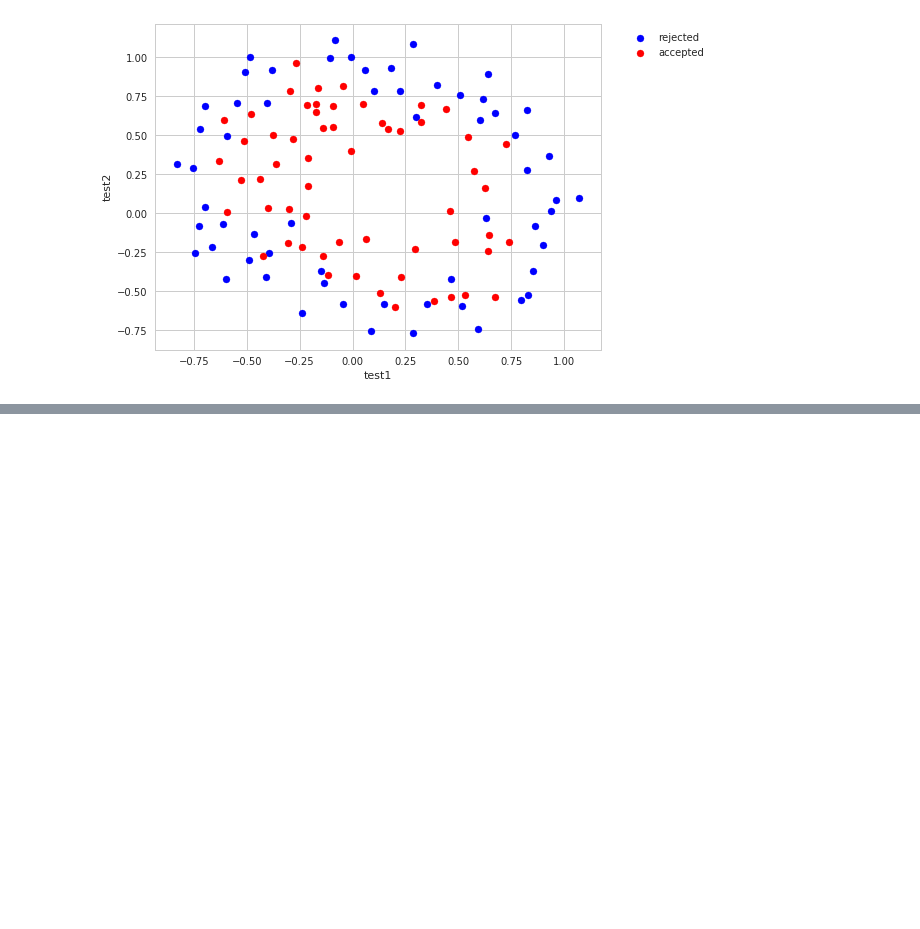
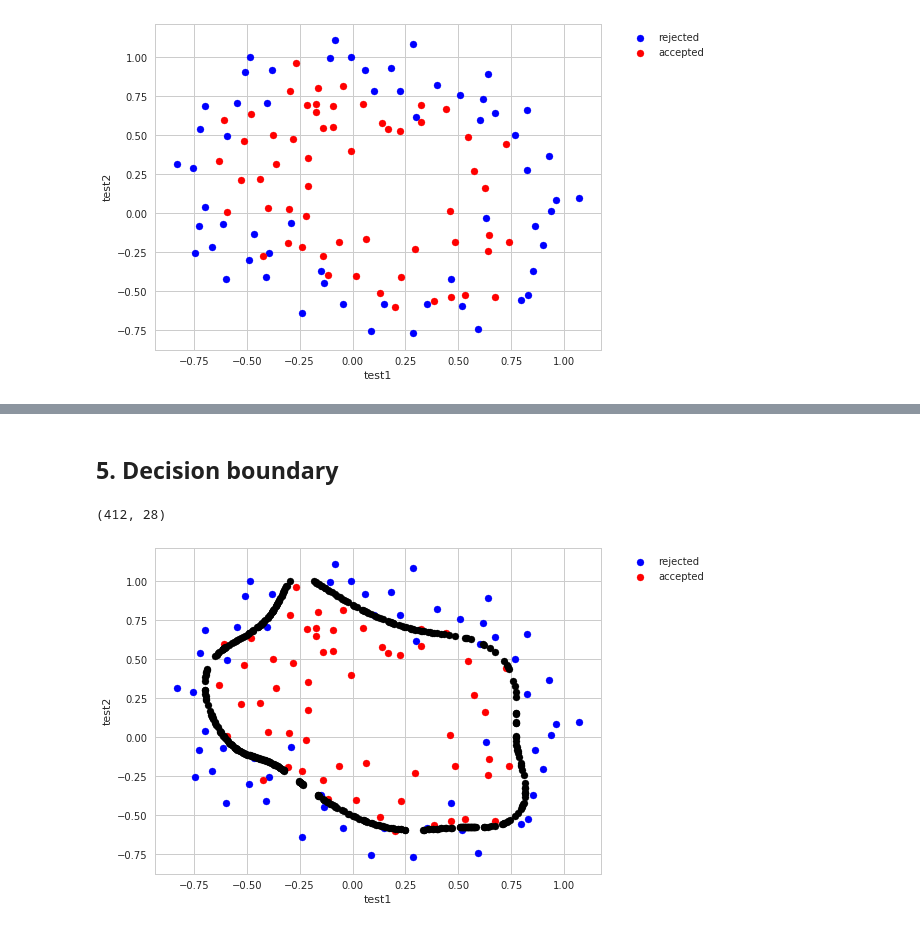
Before and after one commit to chenrui/machine-learning, a Jupyter notebook: ex2/regularized_logistic_regression.ipynb, the cells around one changed output, grey strips where cells are left out. Saved outputs shown, nothing was run; the diff lists cells and outputs as text; code cells hidden in the pictures; blank space fills up the shorter version.

Commit message:
regularized lr

```diff
--- a/ex2/regularized_logistic_regression.ipynb
+++ b/ex2/regularized_logistic_regression.ipynb
@@ -45,0 +118,18 @@ plt.show()
+# %%
+import scipy.optimize as opt
+
+
+# X feature mapping
+X = feature_mapping(x1, x2, 6).as_matrix()
+# 获取Y
+Y = np.array(data.iloc[:, -1])
+# 初始化theta
+theta = np.zeros(X.shape[1])
+lmd = 1
+
+ret = opt.minimize(fun=regularizedCost,
+                   x0=theta, args=(X, Y, lmd),
+                   method='Newton-CG',
+                   jac=regularizedGradient)
+print ret
+final_theta = ret.x
@@ -45,0 +154,29 @@ plt.show()
+# %% [markdown]
+## 5. Decision boundary
+# %%
+t1 = np.linspace(-1, 1, 1000)
+t2 = np.linspace(-1, 1, 1000)
+
+#-1 -- 1之间的所有点
+cordinates = [(x, y) for x in t1 for y in t2]
+x, y = zip(*cordinates)
+dt = feature_mapping(x, y, 6)
+X = dt.as_matrix()
+predict = np.dot(X, final_theta)
+# 过滤掉预测结果小于0.005的点，值越小越精确
+decision = dt[np.abs(predict) < 0.005]
+print decision.shape
+
+
+fig, ax = plt.subplots(figsize=(8, 6))
+st1 = ax.scatter(tp1x1, tp1x2, c='blue')
+st2 = ax.scatter(tp2x1, tp2x2, c='red')
+st3 = ax.scatter(decision.f10, decision.f01, c='black')
+
+ax.legend((st1, st2), ('rejected', 'accepted'), loc=0, bbox_to_anchor=(1.25, 1))
+ax.set_xlabel('test1')
+ax.set_ylabel('test2')
+plt.show()
+# %% [output]
+(412, 28)
+[figure, added]
```
Also changed, not shown: parts of 6 cells of this notebook, 2 other files.
